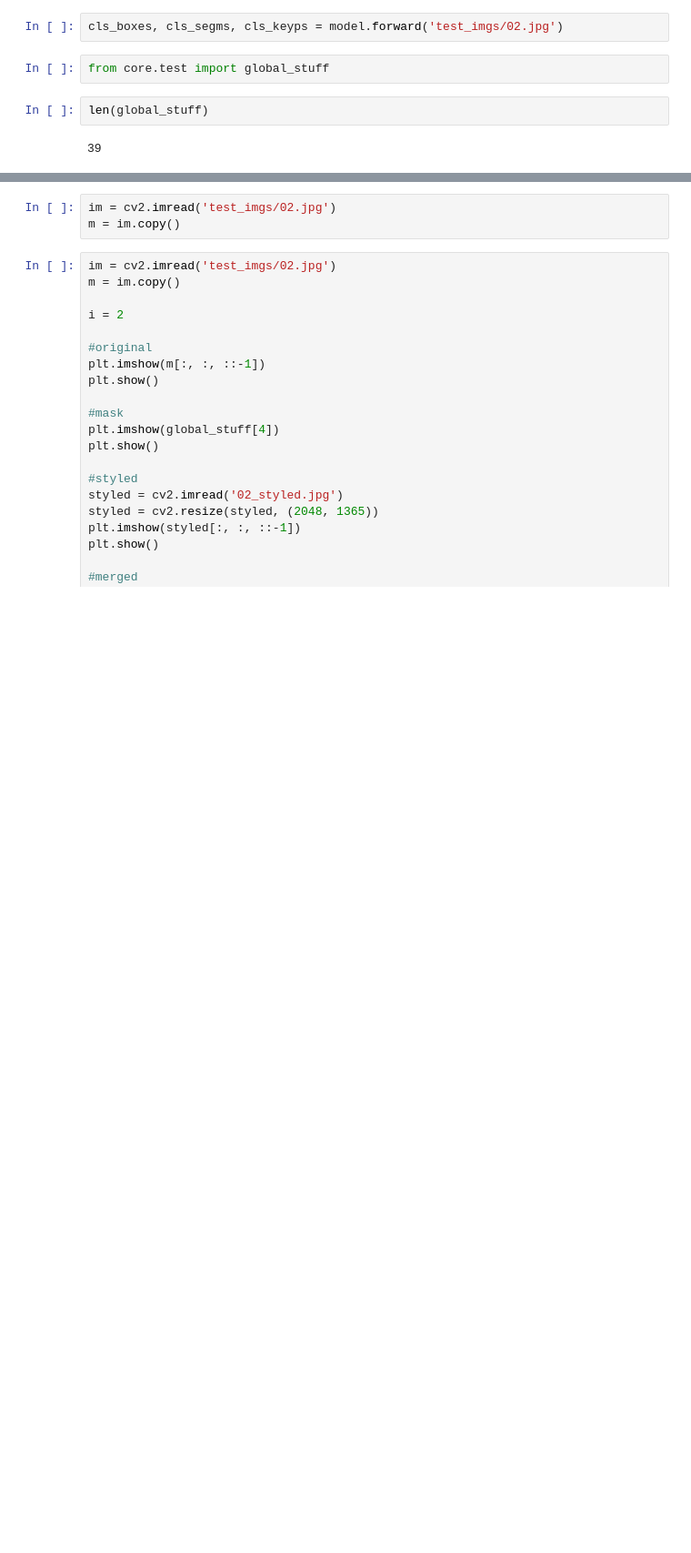
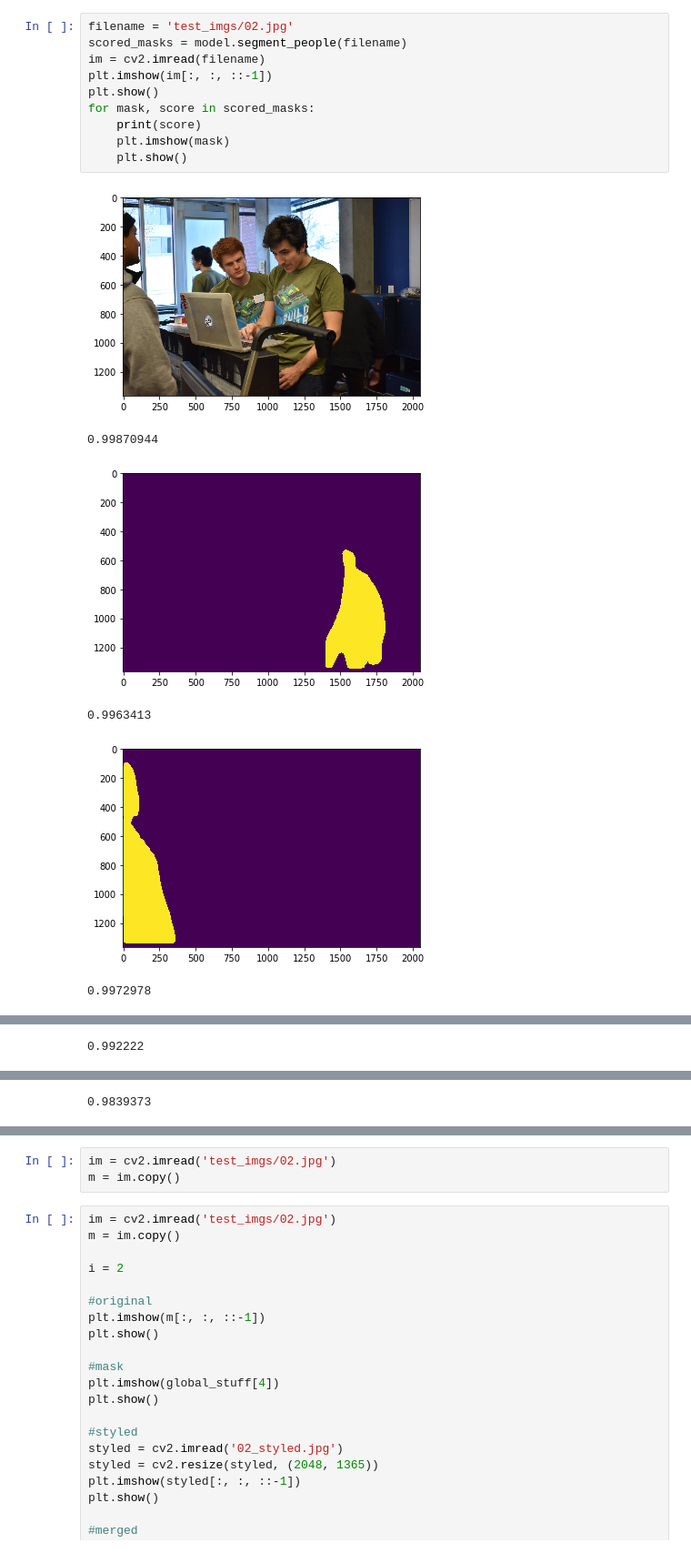
Before and after one commit to ruyimarone/Detectron.pytorch, a Jupyter notebook: SegmentationScratch.ipynb, the cells around one changed output, grey strips where cells are left out. Shown: that part at 91% size. Saved outputs shown, nothing was run; the diff lists cells and outputs as text; blank space fills up the shorter version.

Commit message:
person segmentation

```diff
--- a/SegmentationScratch.ipynb
+++ b/SegmentationScratch.ipynb
@@ -19,11 +23,20 @@ Namespace(cfg_file='configs/baselines/e2e_mask_rcnn_X-101-64x4d-FPN_1x.yaml', cu
 load cfg from file: configs/baselines/e2e_mask_rcnn_X-101-64x4d-FPN_1x.yaml
 loading detectron weights data/model_final.101.pkl
 loaded models
-# %%
-cls_boxes, cls_segms, cls_keyps = model.forward('test_imgs/02.jpg')
-# %%
-from core.test import global_stuff
-# %%
-len(global_stuff)
-# %% [output]
-39
+# %%
+filename = 'test_imgs/02.jpg'
+scored_masks = model.segment_people(filename)
+im = cv2.imread(filename)
+plt.imshow(im[:, :, ::-1])
+plt.show()
+for mask, score in scored_masks:
+    print(score)
+    plt.imshow(mask)
+    plt.show()
+# %% [output]
+[figure, added]
+0.99870944
+[figure, added]
+0.9963413
+[figure, added]
+0.9972978
@@ -29,0 +44 @@ len(global_stuff)
+0.992222
@@ -29,0 +46 @@ len(global_stuff)
+0.9839373
```
Also changed, not shown: parts of 10 cells of this notebook, 2 other files.
